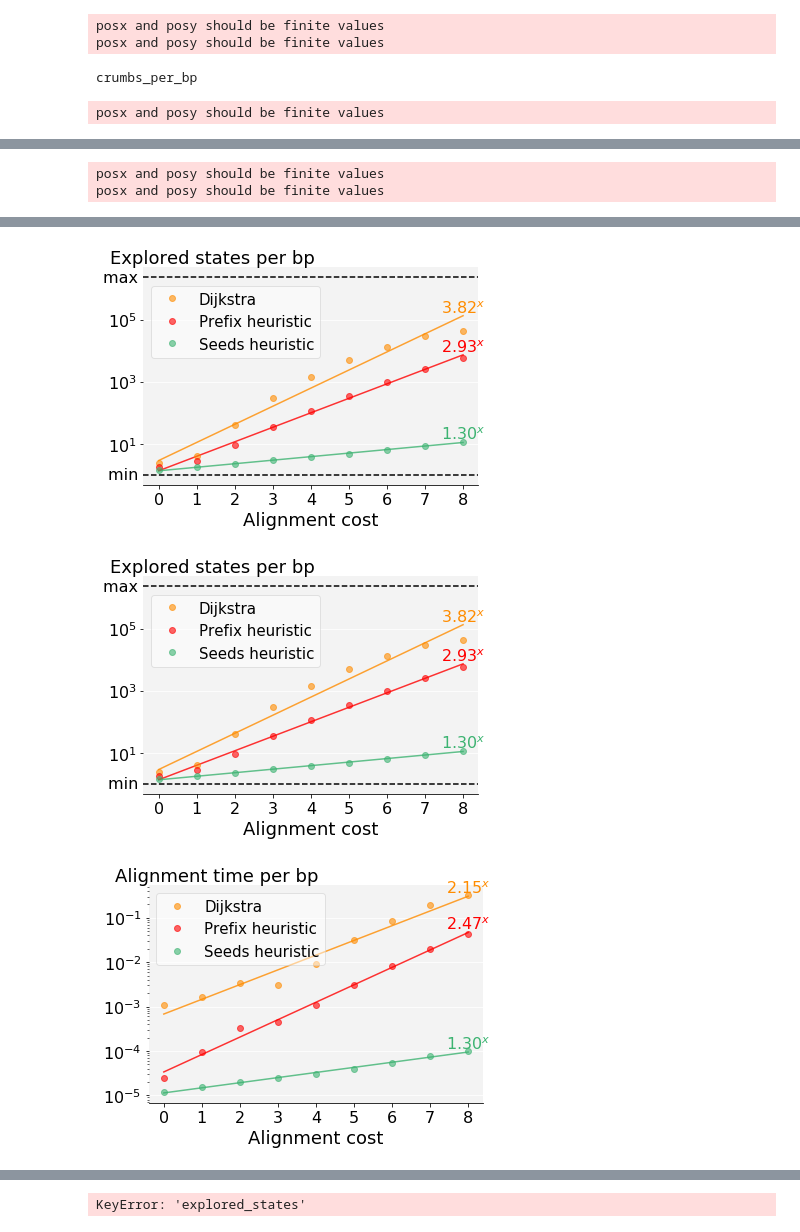
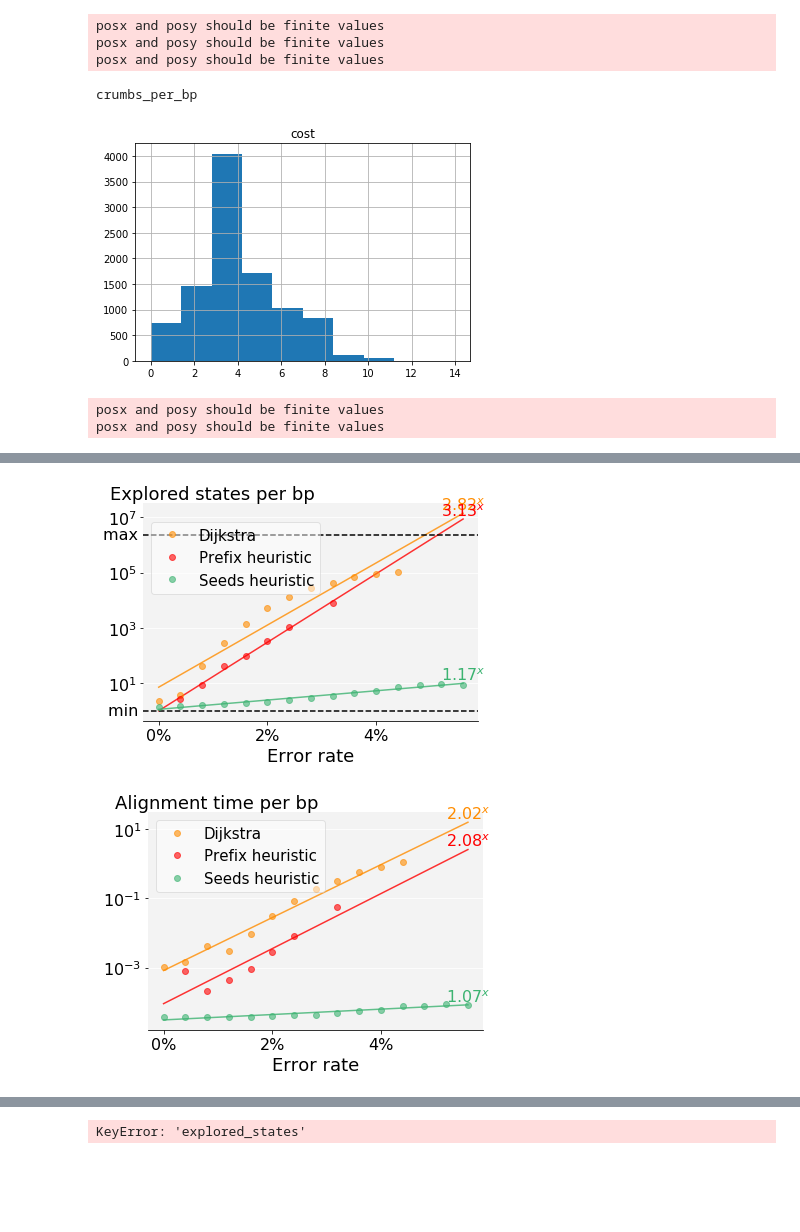
Before and after one commit to eth-sri/astarix, a Jupyter notebook: evals/astar_vs_dijkstra.ipynb, the cells around one changed output, grey strips where cells are left out. Saved outputs shown, nothing was run; the diff lists cells and outputs as text; code cells hidden in the pictures; blank space fills up the shorter version.

```diff
--- a/evals/astar_vs_dijkstra.ipynb
+++ b/evals/astar_vs_dijkstra.ipynb
@@ -4,7 +4,7 @@ from header import*
 
 plt.rcParams.update({'font.size': 14})
 # %%
-def astar_vs_dijkstra_img(df, x, y, hline, prefix, algo1=None, algo2=None, show_mean=False, trend_line=True):
+def astar_vs_dijkstra_img(df, x, y, hline, prefix, algo1=None, algo2=None, show_mean=False, trend_line=True, ylog=True):
     #fig, ax = plt.subplots()
     fig, ax = plt.subplots(1, 1)
     fig.set_size_inches(6, 4, forward=True)
@@ -117,7 +117,8 @@ def astar_vs_dijkstra_img(df, x, y, hline, prefix, algo1=None, algo2=None, show_
         ax.axhline(y=miny, color='k', linestyle='--', label=df.ref[0])  # xmin=min(df[x]), xmax=max(df[x])+1,
         ax.text(0.0, miny, 'min    ', ha='right', va='center', size=16)
 
-    ax.set_yscale('log')
+    if ylog:
+        ax.set_yscale('log')
 
     #ax.grid(True, which='both', axis='y', color='w')
     #ax.grid(False, axis='x', which='both')
@@ -151,10 +152,10 @@ df_seeds.hist(column='cost')
 astar_vs_dijkstra_img(df_seeds, y='crumbs_per_bp', x='error_rate', hline=False, prefix=experiment_name)
 
 # alignment cost
-astar_vs_dijkstra_img(df[df['cost']<=8], y='explored_per_bp', x='cost', hline=True, prefix=experiment_name)
+#astar_vs_dijkstra_img(df[df['cost']<=8], y='explored_per_bp', x='cost', hline=True, prefix=experiment_name)
 
-astar_vs_dijkstra_img(df[df['cost']<=8], y='explored_per_bp', x='cost', hline=True, prefix=experiment_name)
-astar_vs_dijkstra_img(df[df['cost']<=8], y='t(map)_per_bp', x='cost', hline=False, prefix=experiment_name)
+#astar_vs_dijkstra_img(df[df['cost']<=8], y='explored_per_bp', x='cost', hline=True, prefix=experiment_name)
+#astar_vs_dijkstra_img(df[df['cost']<=8], y='t(map)_per_bp', x='cost', hline=False, prefix=experiment_name)
 
 # error rate
 astar_vs_dijkstra_img(df,  y='explored_per_bp', x='error_rate', hline=True, prefix=experiment_name)
@@ -162,5 +163,8 @@ astar_vs_dijkstra_img(df, y='t(map)_per_bp', x='error_rate', hline=False, prefix
 # %% [output]
 posx and posy should be finite values
 posx and posy should be finite values
+posx and posy should be finite values
 crumbs_per_bp
+[figure]
 posx and posy should be finite values
+posx and posy should be finite values
@@ -168,6 +171,3 @@ posx and posy should be finite values
-posx and posy should be finite values
-posx and posy should be finite values
 [figure]
-[figure, old version]
+[figure, new version]
-[figure, old version]
+[figure, new version]
-[figure, removed]
```
Also changed, not shown: parts of 2 cells of this notebook, 11 other files.
